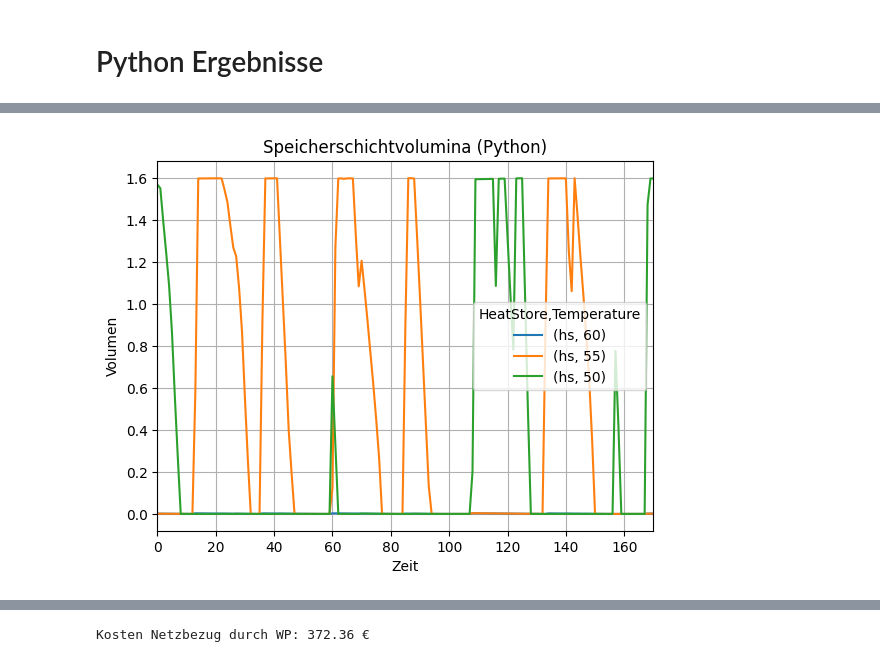
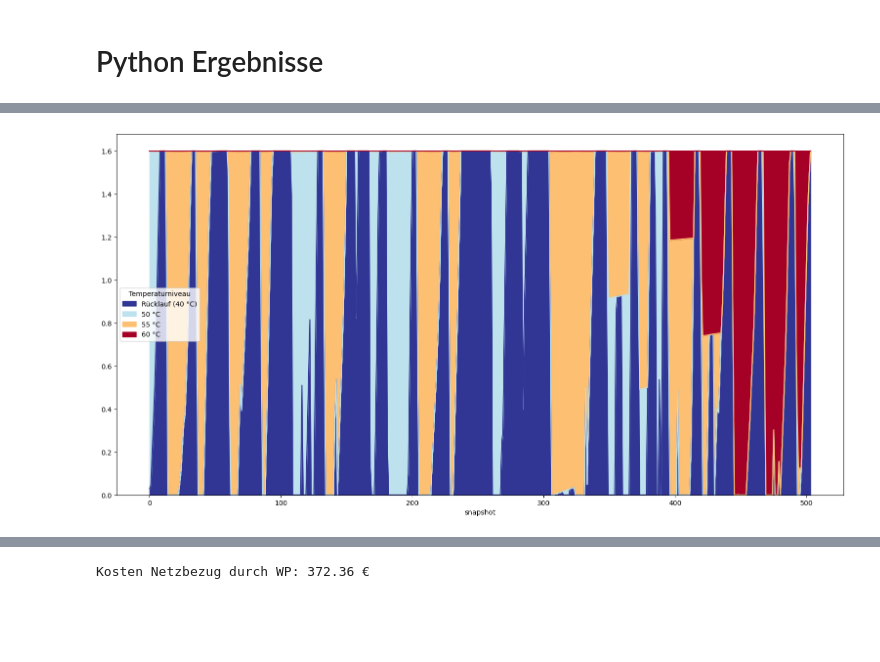
Before and after one commit to choffma8/masterprojektWaermespeicher, a Jupyter notebook: konstanterTemperaturspeicher - 3 Wochen.ipynb, the cells around one changed output, grey strips where cells are left out. Drawn from its saved outputs; the diff is of its cells as text; code cells hidden in the pictures; blank space fills up the shorter version.

Commit message:
Konstanter Temperaturspeicher pypsa

```diff
--- a/konstanterTemperaturspeicher - 3 Wochen.ipynb
+++ b/konstanterTemperaturspeicher - 3 Wochen.ipynb
@@ -351,12 +337,12 @@ m_hs_50.plot()
-# %%
-n.heat_stores_t.V.plot()
-plt.title('Speicherschichtvolumina (Python)')
-plt.xlabel('Zeit')
-plt.ylabel('Volumen')
-plt.xlim(0, 170)
-plt.grid()
-plt.savefig('Outputs/konstanterTemperaturspeicher/py_speicherschichten.png')
-plt.show()
-# %% [output]
-[figure, removed]
+# %%
+#ph.plot.plot_stratified_heat_store(n, 'hs', sns = n.snapshots)
+
+df = n.heat_stores_t.V.clip(lower=0)
+df.insert(3, 'Rücklauf (40 °C)', ((Store_base * Store_height) - df.sum(axis=1)).clip(lower=0))
+df.columns = ['60 °C', '55 °C', '50 °C', 'Rücklauf (40 °C)']
+df = df.iloc[:, ::-1]
+ax = df.plot(kind='area', stacked=True, figsize=(19.2, 9.6), cmap='RdYlBu_r')
+ax.legend(title="Temperaturniveau");
+# %% [output]
+[figure, added]
 # %%
```
Also changed, not shown: parts of 7 cells of this notebook.
